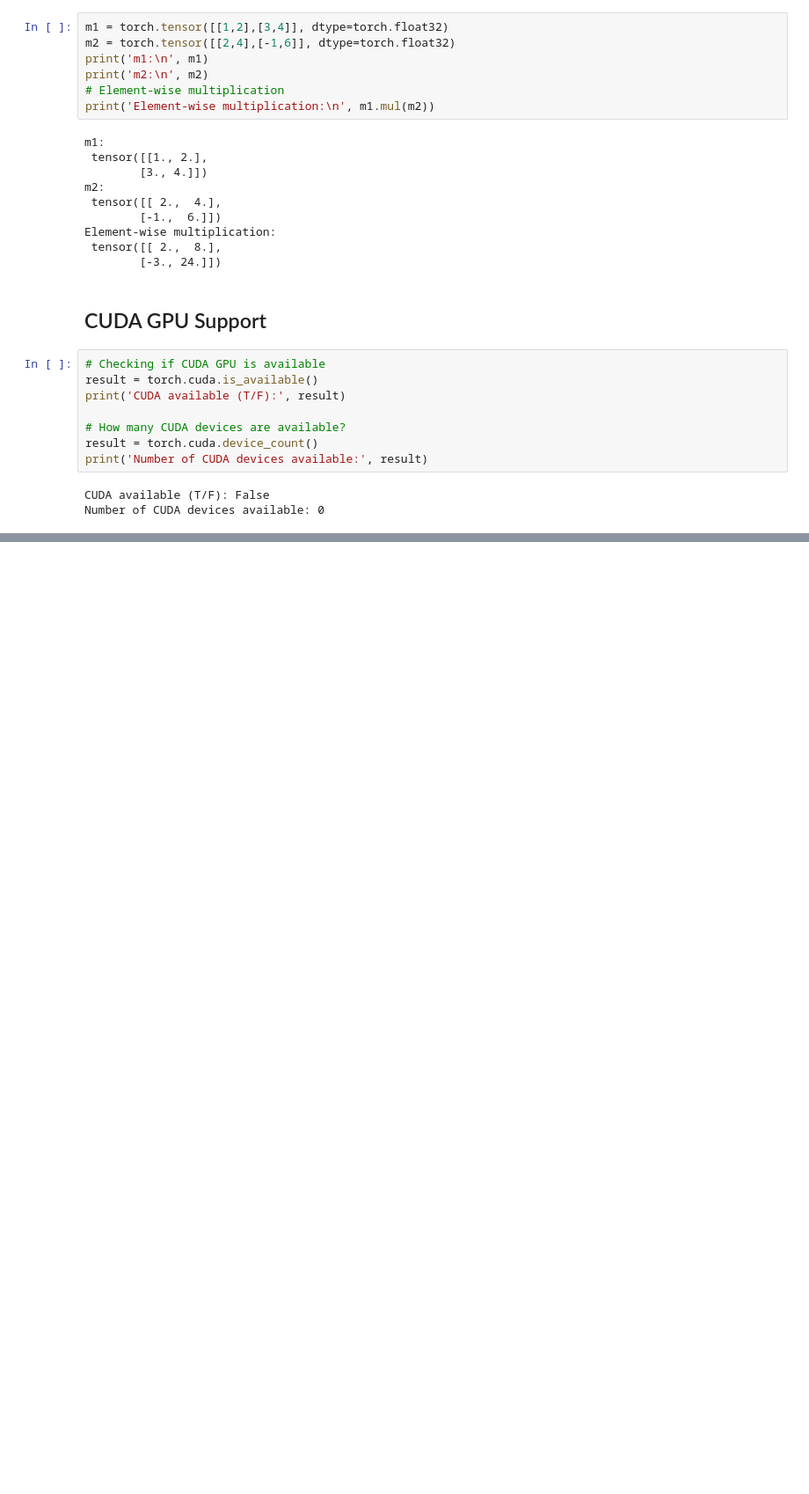
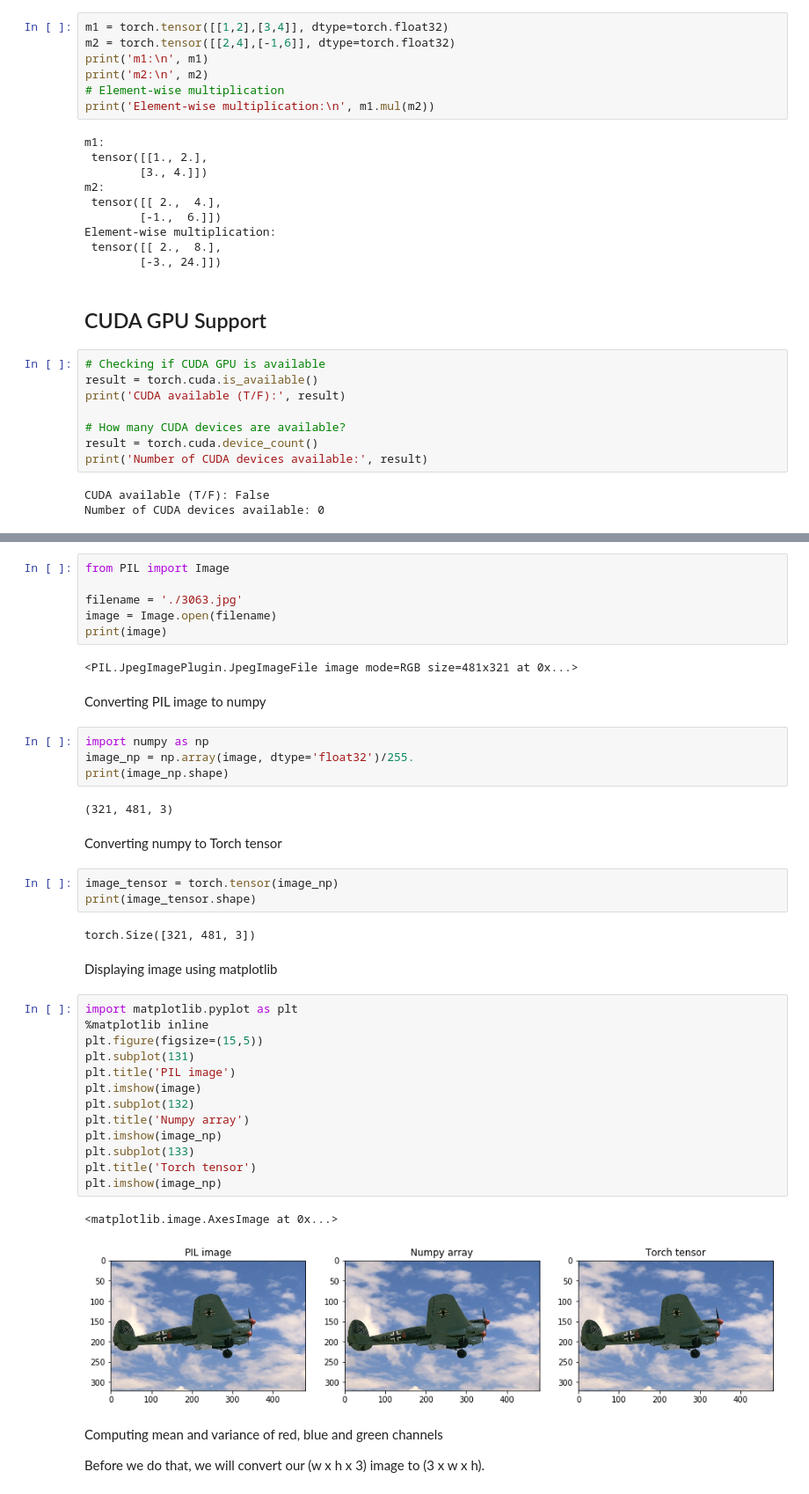
Before and after one commit to faisalqureshi/lessons-pytorch, a Jupyter notebook: lesson-1/pytorch-basics.ipynb, the cells around one changed output, grey strips where cells are left out. Shown: that part at 88% size. Cells and saved outputs as stored; diff of their text form; blank space fills up the shorter version.

```diff
--- a/lesson-1/pytorch-basics.ipynb
+++ b/lesson-1/pytorch-basics.ipynb
@@ -366,0 +375,45 @@ Number of CUDA devices available: 0
+# %%
+from PIL import Image
+
+filename = './3063.jpg'
+image = Image.open(filename)
+print(image)
+# %% [output]
+<PIL.JpegImagePlugin.JpegImageFile image mode=RGB size=481x321 at 0x...>
+# %% [markdown]
+Converting PIL image to numpy
+# %%
+import numpy as np
+image_np = np.array(image, dtype='float32')/255.
+print(image_np.shape)
+# %% [output]
+(321, 481, 3)
+# %% [markdown]
+Converting numpy to Torch tensor
+# %%
+image_tensor = torch.tensor(image_np)
+print(image_tensor.shape)
+# %% [output]
+torch.Size([321, 481, 3])
+# %% [markdown]
+Displaying image using matplotlib
+# %%
+import matplotlib.pyplot as plt
+%matplotlib inline
+plt.figure(figsize=(15,5))
+plt.subplot(131)
+plt.title('PIL image')
+plt.imshow(image)
+plt.subplot(132)
+plt.title('Numpy array')
+plt.imshow(image_np)
+plt.subplot(133)
+plt.title('Torch tensor')
+plt.imshow(image_np)
+# %% [output]
+<matplotlib.image.AxesImage at 0x...>
+[figure, added]
+# %% [markdown]
+Computing mean and variance of red, blue and green channels
+
+Before we do that, we will convert our (w x h x 3) image to (3 x w x h).
```
Also changed, not shown: parts of 10 cells of this notebook, 19 other files.
